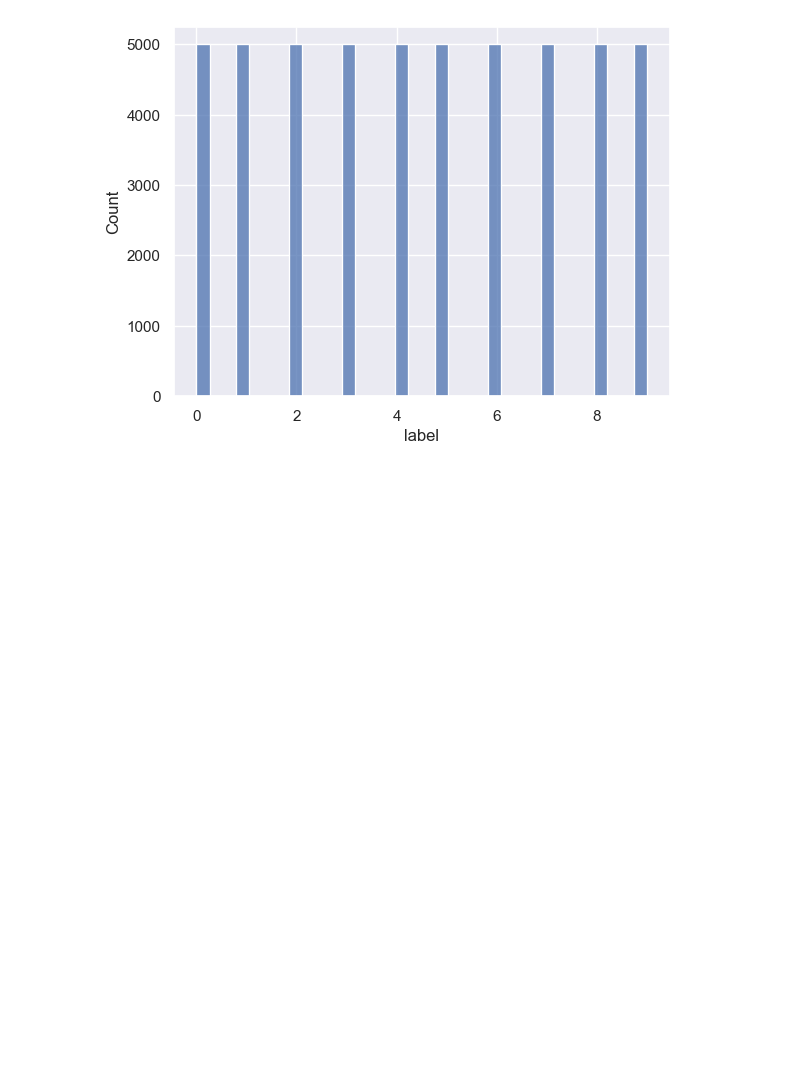
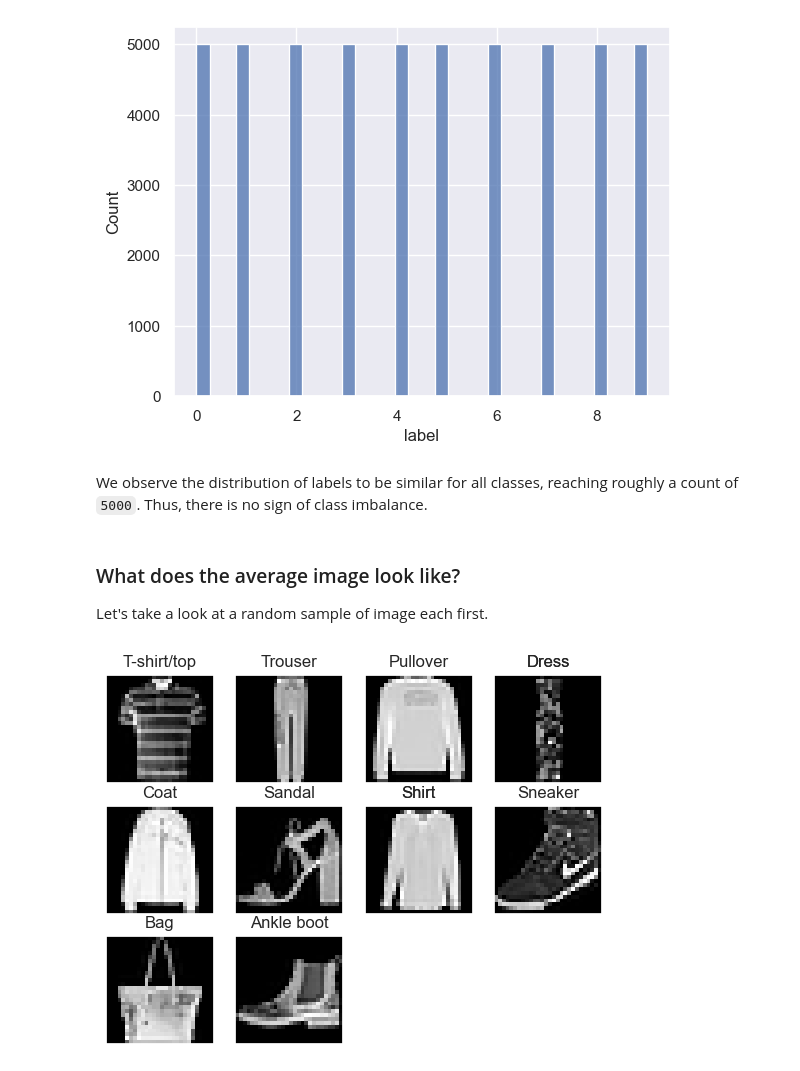
Before and after one commit to kenJPG/Fashion-MNIST, a Jupyter notebook: fashion_mnist.ipynb, the cells around one changed output. Cells and saved outputs as stored; diff of their text form; code cells hidden in the pictures; blank space fills up the shorter version.

````diff
--- a/fashion_mnist.ipynb
+++ b/fashion_mnist.ipynb
@@ -40,6 +43,24 @@ def loc_data(data, loc):
 	root = int(len(arr) ** 0.5)
 	arr.resize((root, root))
 	return label, arr
+
+def imshow(arr: list, label: list, grayscale=True):
+	height = int(len(arr) ** 0.5)
+	width = math.ceil(len(arr) / height)
+
+	fig = plt.figure()
+	# plt.tight_layout()
+	for i in range(height):
+		for j in range(width):
+			ax = fig.add_subplot(height, width, i * height + j + 1)
+			ax.grid(False)
+			ax.set_xticks([])
+			ax.set_yticks([])
+			ax.imshow(arr[i * height + j], cmap='gray' if grayscale else '')
+			ax.set_title(label[i * height + j])
+
+def flip_img(arr):
+	return np.flip(arr, 1)
 # %% [markdown]
 ## Dataset
 Let's take a look at the dataset. This dataset was retrieved from the original Fashion MNIST dataset found at <a href="https://arxiv.org/pdf/1708.07747v2.pdf">Paper Link</a>.
@@ -84,6 +105,8 @@ Let's take a look at the dataset. This dataset was retrieved from the original F
 8 -> Bag
 9 -> Ankle boot
 ```
+# %%
+classes = ['T-shirt/top', 'Trouser', 'Pullover', 'Dress', 'Coat', 'Sandal', 'Shirt', 'Sneaker', 'Bag', 'Ankle boot']
 # %% [markdown]
 Let's take a look at the training dataset
 # %%
@@ -151,3 +189,20 @@ sns.histplot(y_train)
 # %% [output]
 <AxesSubplot: xlabel='label', ylabel='Count'>
 [figure]
+# %% [markdown]
+We observe the distribution of labels to be similar for all classes, reaching roughly a count of `5000`. Thus, there is no sign of class imbalance.
+# %% [markdown]
+### What does the average image look like?
+Let's take a look at a random sample of image each first.
+# %%
+images = []
+titles = []
+
+for i in range(10):
+	idx = random.sample(list(y_train[y_train == i].index), 1)
+	images.append(X_train.loc[idx].values.reshape((28, 28)))
+	titles.append(classes[y_train.loc[idx].values[0]])
+
+imshow(images, titles)
+# %% [output]
+[figure, added]
````
Also changed, not shown: parts of 17 cells of this notebook.
